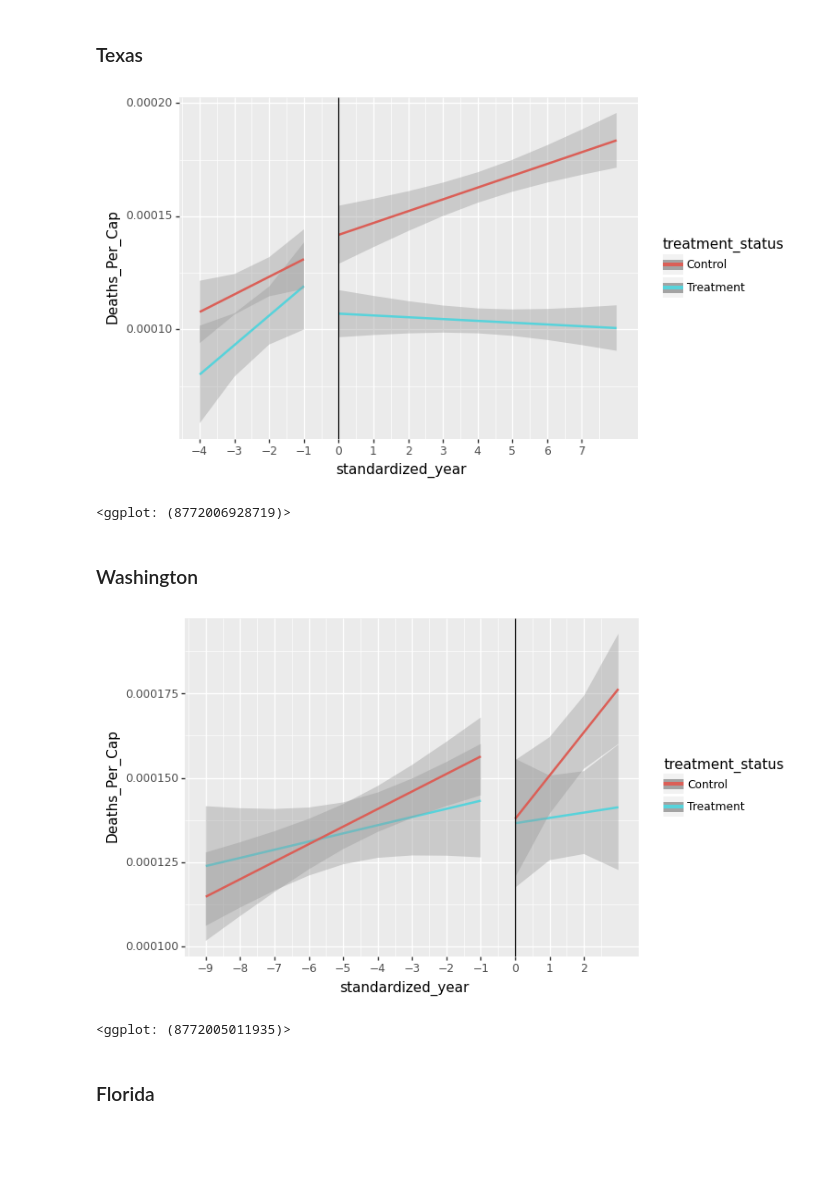
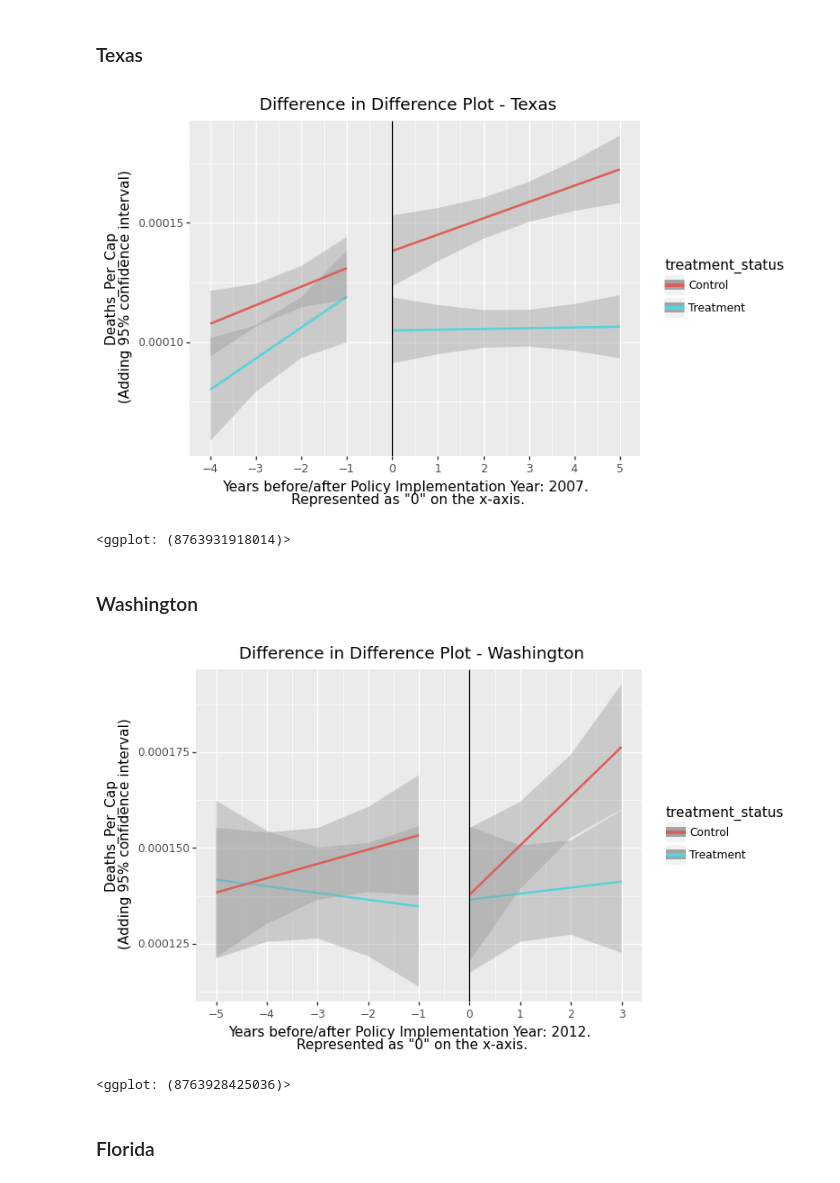
Before and after one commit to MIDS-at-Duke/estimating-impact-of-opioids-2020-vxf, a Jupyter notebook: 10_code/Transform_Data_Plus_Plot.ipynb, the cells around one changed output. Cells and saved outputs as stored; diff of their text form; code cells hidden in the pictures; blank space fills up the shorter version.

Commit message:
Update code to specify year limits for treatment & control states

```diff
--- a/10_code/Transform_Data_Plus_Plot.ipynb
+++ b/10_code/Transform_Data_Plus_Plot.ipynb
@@ -310,12 +310,14 @@ op_pop.to_csv('../20_intermediate_files/opioid_transformed_final.csv')
 # Diff in Diff Plot
 # %%
 def diff_in_diff_plot(df_treatment, df_control, policy_implementation_year, resp_variable):
+
+    treatment_state = str(list(df_treatment.STATE.unique())[0])
 
     df_treatment['standardized_year'] = df_treatment['YEAR'] - policy_implementation_year
     df_control['standardized_year'] = df_control['YEAR'] - policy_implementation_year
 
     lower_lim = df_treatment['standardized_year'].min()
-    upper_lim = df_treatment['standardized_year'].max()
+    upper_lim = df_treatment['standardized_year'].max()+1
 
     plot = (
     ggplot() +
@@ -329,11 +331,12 @@ def diff_in_diff_plot(df_treatment, df_control, policy_implementation_year, resp
     geom_smooth(df_control[df_control['standardized_year'] >= 0],
                 aes(x='standardized_year', y=resp_variable, color='treatment_status'), method='lm')
     + geom_vline(xintercept = 0)
-    + xlab('standardized_year') + ylab(resp_variable)
+    + xlab('Years before/after Policy Implementation Year: '+str(policy_implementation_year) + '. \nRepresented as "0" on the x-axis.')
+    + ylab(str(resp_variable) + ' \n(Adding 95% confidence interval)')
     + scale_x_continuous(breaks=range(lower_lim,upper_lim,1))
+    + labs(title=str("Difference in Difference Plot - "+treatment_state))
 
     )
-
     return plot
 # %% [markdown]
 # Pre Post Plot
@@ -368,13 +375,17 @@ def pre_post_plot(df_treatment, policy_implementation_year, resp_variable):
 # %%
 df_treatment_TX = mor_pop[mor_pop['State_Abrv'] == 'TX'].copy()
 df_control_TX = mor_pop[(mor_pop['State_Abrv'] == 'AZ') | (mor_pop['State_Abrv'] == 'CA') | (mor_pop['State_Abrv'] == 'OK')].copy()
 policy_implementation_year_TX = 2007
 
+df_treatment_TX = df_treatment_TX[(df_treatment_TX['YEAR'] >= 2003) & (df_treatment_TX['YEAR'] <= 2012)]
+df_control_TX = df_control_TX[(df_control_TX['YEAR'] >= 2003) & (df_control_TX['YEAR'] <= 2012)]
+
 plot = diff_in_diff_plot(df_treatment_TX, df_control_TX, policy_implementation_year_TX, 'Deaths_Per_Cap')
+
 print(plot)
 # %% [output]
-[figure, old version]
+[figure, new version]
-<ggplot: (8772006928719)>
+<ggplot: (8763931918014)>
 # %% [markdown]
 ### Washington
 # %%
@@ -382,11 +393,14 @@ df_treatment_WA = mor_pop[mor_pop['State_Abrv'] == 'WA'].copy()
 df_control_WA = mor_pop[(mor_pop['State_Abrv'] == 'UT') | (mor_pop['State_Abrv'] == 'CO') | (mor_pop['State_Abrv'] == 'NC')].copy()
 policy_implementation_year_WA = 2012
 
+df_treatment_WA = df_treatment_WA[(df_treatment_WA['YEAR'] >= 2007) & (df_treatment_WA['YEAR'] <= 2015)]
+df_control_WA = df_control_WA[(df_control_WA['YEAR'] >= 2007) & (df_control_WA['YEAR'] <= 2015)]
+
 plot = diff_in_diff_plot(df_treatment_WA, df_control_WA, policy_implementation_year_WA, 'Deaths_Per_Cap')
 print(plot)
 # %% [output]
-[figure, old version]
+[figure, new version]
-<ggplot: (8772005011935)>
+<ggplot: (8763928425036)>
 # %% [markdown]
 ### Florida
 # %%
```
Also changed, not shown: parts of 19 cells of this notebook, 2 other files.
